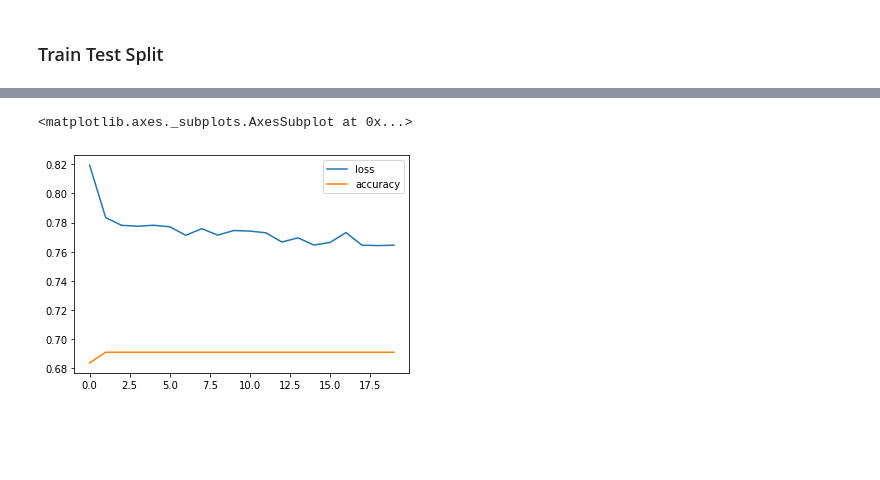
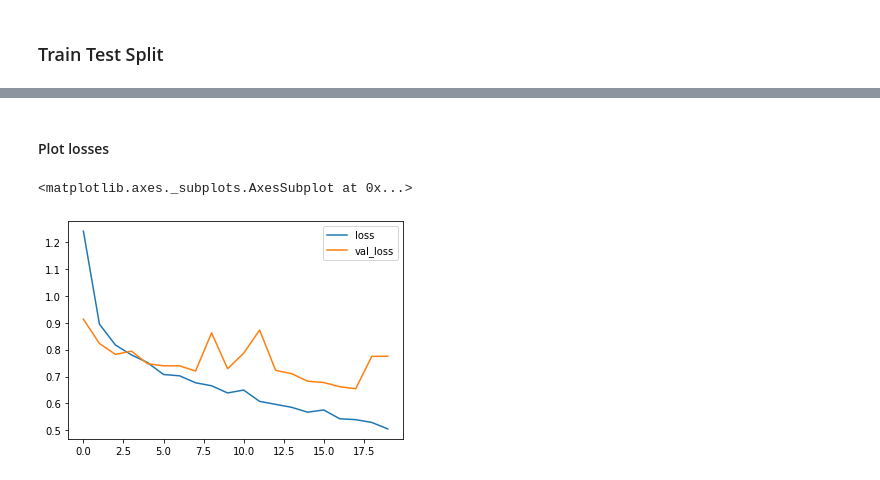
Before and after one commit to varun-pradhan-117/tweet-classification, a Jupyter notebook: weighted_embedding.ipynb, the cells around one changed output, grey strips where cells are left out. Cells and saved outputs as stored; diff of their text form; code cells hidden in the pictures; blank space fills up the shorter version.

```diff
--- a/weighted_embedding.ipynb
+++ b/weighted_embedding.ipynb
@@ -153,0 +165,2 @@ test_vectors=pd.DataFrame(tfidf_test_vectors)
+# %%
+train_emb = np.dot(train_vecs, tfidf_emb_tweet_vecs)
@@ -153,0 +169,5 @@ test_vectors=pd.DataFrame(tfidf_test_vectors)
+# %%
+test_corpus=[tweet_dict.doc2bow(word_tokenize(tweet)) for tweet in X_test]
+test_tfidf=model_tfidf[test_corpus]
+test_vecs=np.vstack([sparse2full(c,len(tweet_dict)) for c in test_tfidf])
+test_emb=np.dot(test_vecs,tfidf_emb_tweet_vecs)
@@ -160,11 +185,11 @@ y_train=to_categorical(y_train,3)
 # %%
 model=Sequential()
-model.add(Dense(activation='relu',units=500))
+model.add(Dense(activation='relu',units=64))
 model.add(Dropout(0.2))
 model.add(Dense(activation='relu',units=32))
 model.add(Dense(activation='softmax',units=3))
 model.compile(optimizer='rmsprop',loss='categorical_crossentropy',metrics=['accuracy'])
 # %%
-history=model.fit(x=train_vectors,y=y_train,epochs=20)
+history=model.fit(x=train_emb,y=y_train,epochs=20, validation_data=(test_emb,y_test))
 # %% [output]
 Epoch 1/20
@@ -216,7 +245,9 @@ array([[177,   0,   0],
+# %% [markdown]
+#### Plot losses
 # %%
 losses=pd.DataFrame(history.history)
 # %%
-losses.plot()
+losses[['loss','val_loss']].plot()
 # %% [output]
 <matplotlib.axes._subplots.AxesSubplot at 0x...>
-[figure, old version]
+[figure, new version]
```
Also changed, not shown: parts of 43 cells of this notebook, 3 other files.
